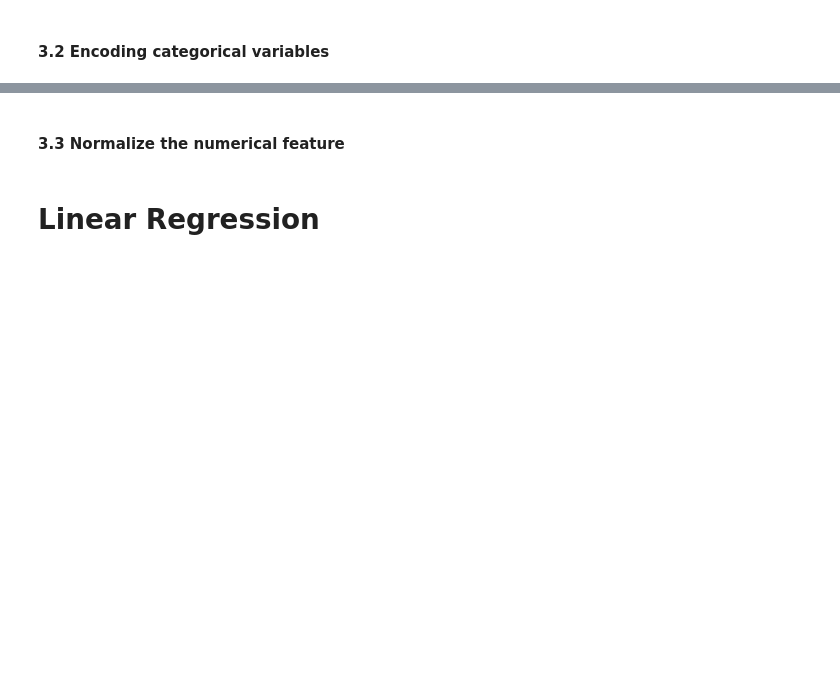
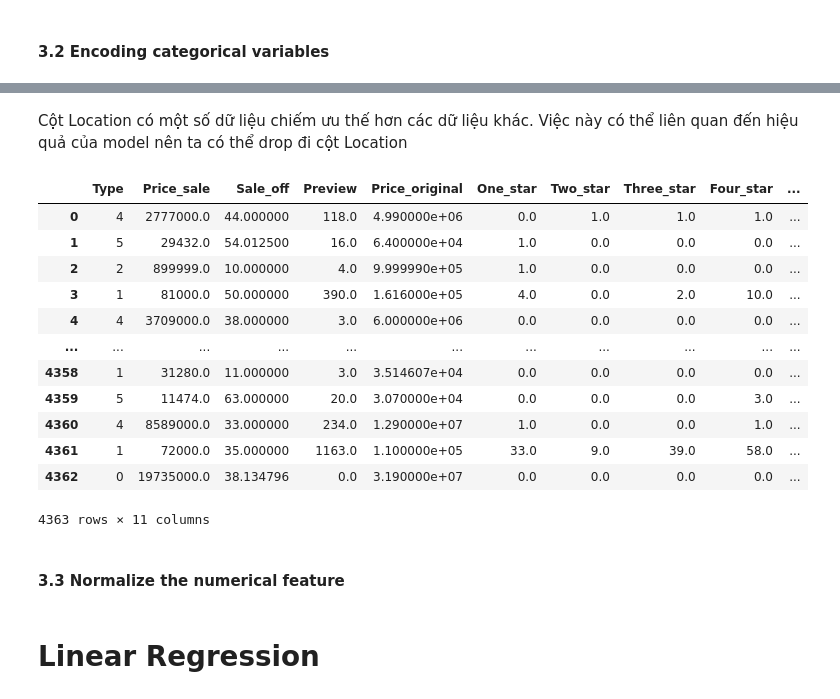
Before and after one commit to sang6174/DS2024_Project_Team15, a Jupyter notebook: Project_main.ipynb, the cells around one changed output, grey strips where cells are left out. Drawn from its saved outputs; the diff is of its cells as text; code cells hidden in the pictures; blank space fills up the shorter version.

```diff
--- a/Project_main.ipynb
+++ b/Project_main.ipynb
@@ -422,5 +463,22 @@ Name: count, dtype: int64
+# %% [markdown]
+Cột Location có một số dữ liệu chiếm ưu thế hơn các dữ liệu khác. Việc này có thể liên quan đến hiệu quả của model nên ta có thể drop đi cột Location
 # %%
-new_data.drop(columns=['Sale_rating','Ship_on_time', 'Chat_response'], inplace=True)
+new_data.drop(columns='Location', inplace=True)
+new_data
+# %% [output]
+|  | Type | Price_sale | Sale_off | Preview | Price_original | One_star | Two_star | Three_star | Four_star | ... |
+| 0 | 4 | 2777000.0 | 44.000000 | 118.0 | 4.990000e+06 | 0.0 | 1.0 | 1.0 | 1.0 | ... |
+| 1 | 5 | 29432.0 | 54.012500 | 16.0 | 6.400000e+04 | 1.0 | 0.0 | 0.0 | 0.0 | ... |
+| 2 | 2 | 899999.0 | 10.000000 | 4.0 | 9.999990e+05 | 1.0 | 0.0 | 0.0 | 0.0 | ... |
+| 3 | 1 | 81000.0 | 50.000000 | 390.0 | 1.616000e+05 | 4.0 | 0.0 | 2.0 | 10.0 | ... |
+| 4 | 4 | 3709000.0 | 38.000000 | 3.0 | 6.000000e+06 | 0.0 | 0.0 | 0.0 | 0.0 | ... |
+| ... | ... | ... | ... | ... | ... | ... | ... | ... | ... | ... |
+| 4358 | 1 | 31280.0 | 11.000000 | 3.0 | 3.514607e+04 | 0.0 | 0.0 | 0.0 | 0.0 | ... |
+| 4359 | 5 | 11474.0 | 63.000000 | 20.0 | 3.070000e+04 | 0.0 | 0.0 | 0.0 | 3.0 | ... |
+| 4360 | 4 | 8589000.0 | 33.000000 | 234.0 | 1.290000e+07 | 1.0 | 0.0 | 0.0 | 1.0 | ... |
+| 4361 | 1 | 72000.0 | 35.000000 | 1163.0 | 1.100000e+05 | 33.0 | 9.0 | 39.0 | 58.0 | ... |
+| 4362 | 0 | 19735000.0 | 38.134796 | 0.0 | 3.190000e+07 | 0.0 | 0.0 | 0.0 | 0.0 | ... |
+4363 rows × 11 columns
 # %% [markdown]
 #### 3.3 Normalize the numerical feature
 # %%
```
Also changed, not shown: parts of 33 cells of this notebook.
